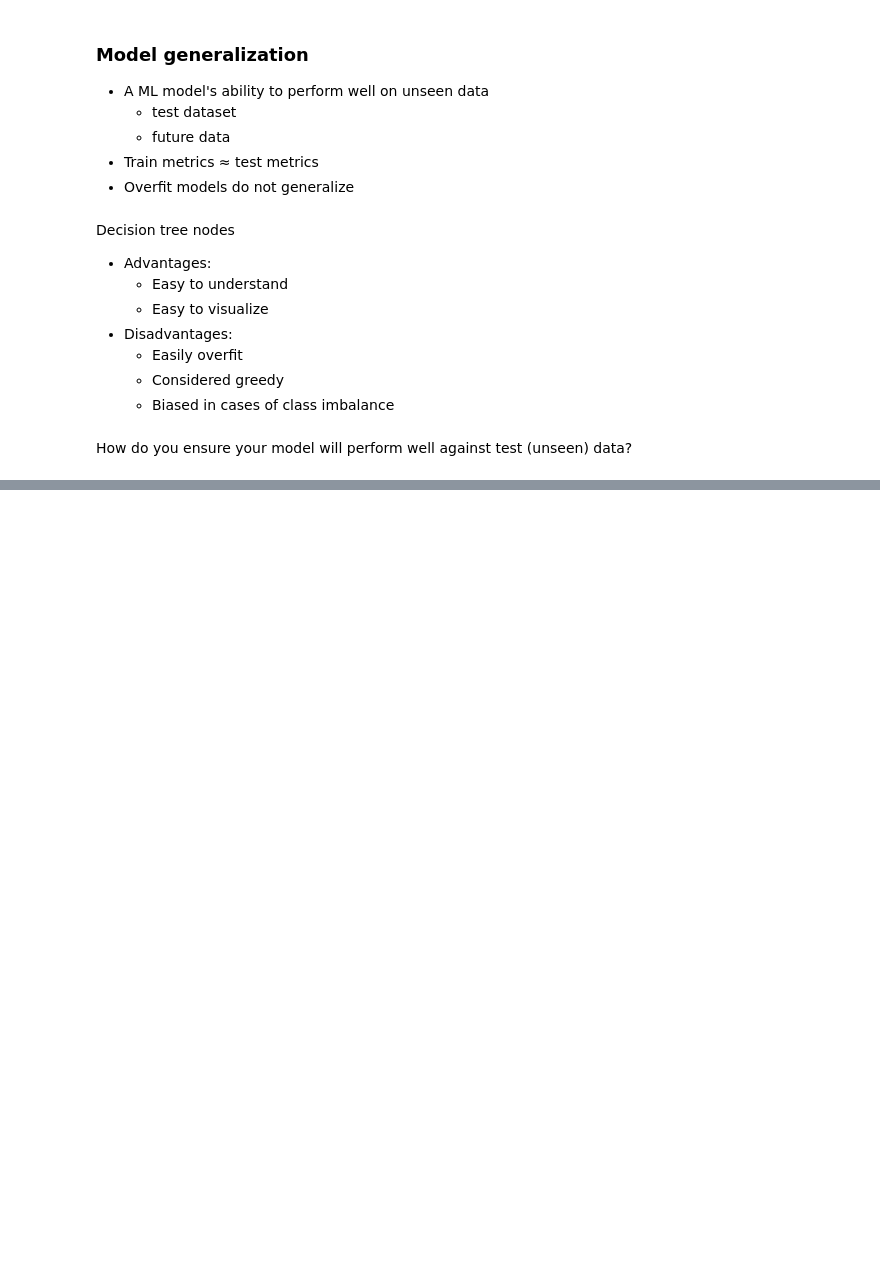
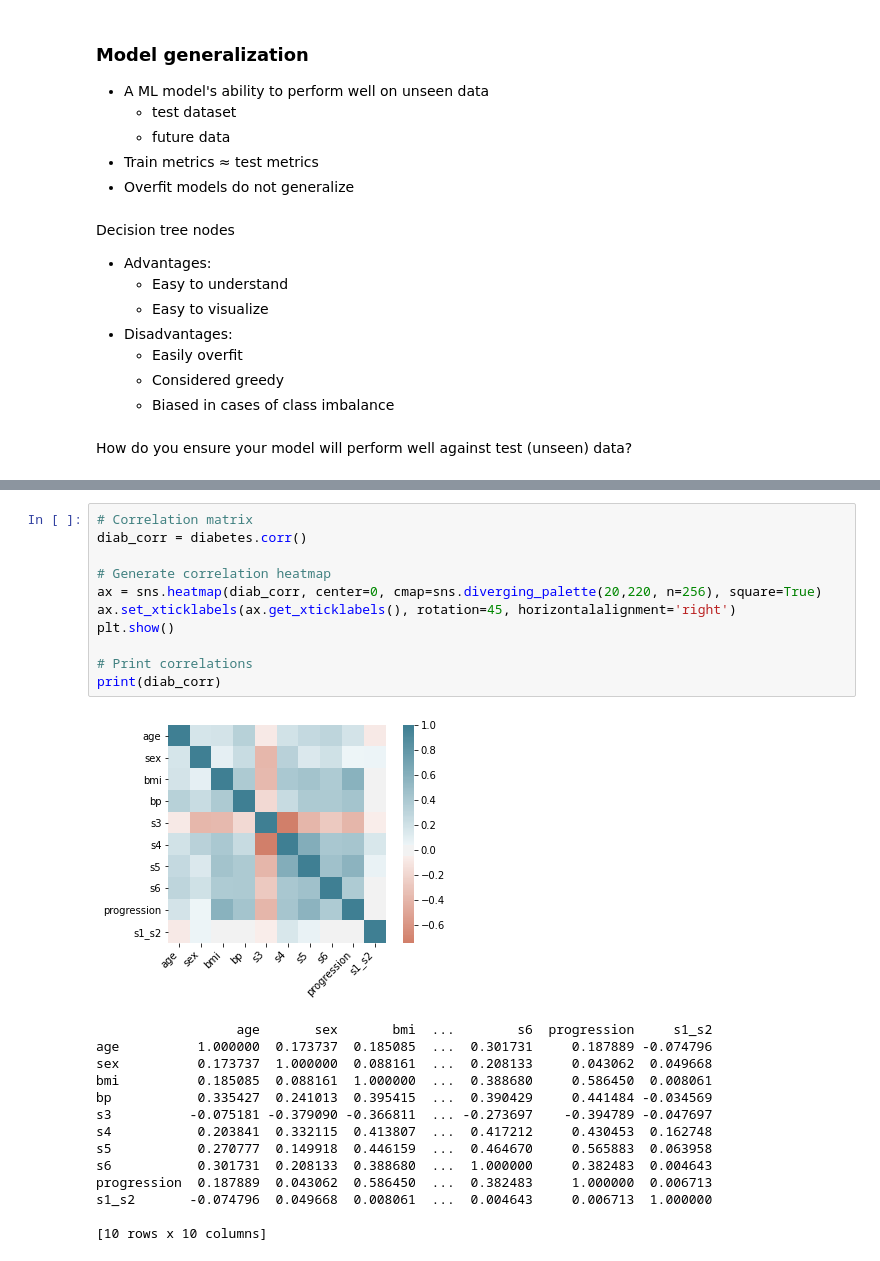
Before and after one commit to randy-tsukemen/Data_science_roadmap, a Jupyter notebook: Practicing_Machine_Learning.ipynb, the cells around one changed output, grey strips where cells are left out. Drawn from its saved outputs; the diff is of its cells as text; blank space fills up the shorter version.

```diff
--- a/Practicing_Machine_Learning.ipynb
+++ b/Practicing_Machine_Learning.ipynb
@@ -1182,0 +1417,26 @@ Decision Tree Accuracy: 0.6479961009260301
+# %%
+# Correlation matrix
+diab_corr = diabetes.corr()
+
+# Generate correlation heatmap
+ax = sns.heatmap(diab_corr, center=0, cmap=sns.diverging_palette(20,220, n=256), square=True)
+ax.set_xticklabels(ax.get_xticklabels(), rotation=45, horizontalalignment='right')
+plt.show()
+
+# Print correlations
+print(diab_corr)
+# %% [output]
+[figure, added]
+                  age       sex       bmi  ...        s6  progression     s1_s2
+age          1.000000  0.173737  0.185085  ...  0.301731     0.187889 -0.074796
+sex          0.173737  1.000000  0.088161  ...  0.208133     0.043062  0.049668
+bmi          0.185085  0.088161  1.000000  ...  0.388680     0.586450  0.008061
+bp           0.335427  0.241013  0.395415  ...  0.390429     0.441484 -0.034569
+s3          -0.075181 -0.379090 -0.366811  ... -0.273697    -0.394789 -0.047697
+s4           0.203841  0.332115  0.413807  ...  0.417212     0.430453  0.162748
+s5           0.270777  0.149918  0.446159  ...  0.464670     0.565883  0.063958
+s6           0.301731  0.208133  0.388680  ...  1.000000     0.382483  0.004643
+progression  0.187889  0.043062  0.586450  ...  0.382483     1.000000  0.006713
+s1_s2       -0.074796  0.049668  0.008061  ...  0.004643     0.006713  1.000000
+
+[10 rows x 10 columns]
```
Also changed, not shown: parts of 43 cells of this notebook.
